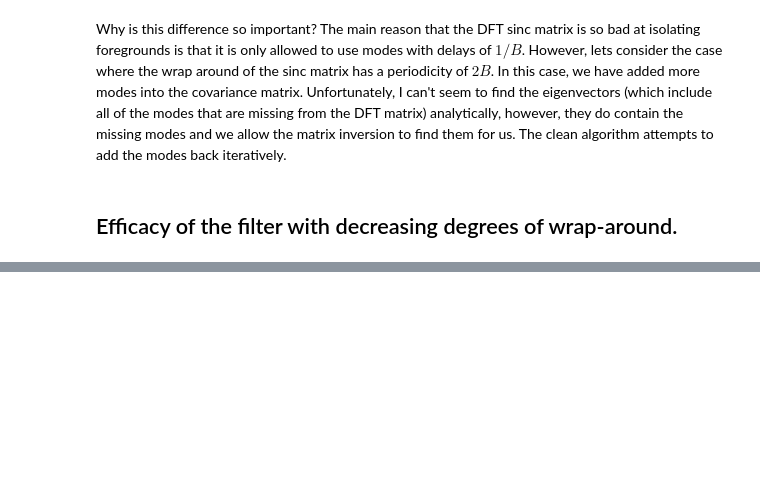
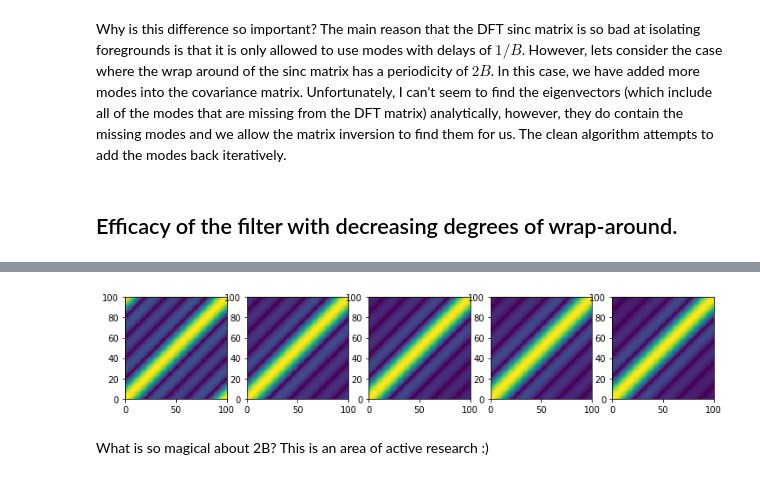
Before and after one commit to HERA-Team/uvtools, a Jupyter notebook: examples/linear_clean_demo.ipynb, the cells around one changed output, grey strips where cells are left out. Cells and saved outputs as stored; diff of their text form; code cells hidden in the pictures; blank space fills up the shorter version.

```diff
--- a/examples/linear_clean_demo.ipynb
+++ b/examples/linear_clean_demo.ipynb
@@ -265,0 +320,11 @@ I think its interesting to look at how well this filter performs as a function o
+# %%
+fig,axarr = plt.subplots(1,5)
+for m,label,cov in zip(range(len(labels)),labels,cov_matrices):
+    plt.sca(axarr[m])
+    plt.pcolor(np.abs(cov))
+    plt.gca().set_aspect('equal')
+plt.gcf().set_size_inches(12, 5)
+# %% [output]
+[figure, added]
+# %% [markdown]
+What is so magical about 2B? This is an area of active research :)
```
Also changed, not shown: parts of 6 cells of this notebook.
